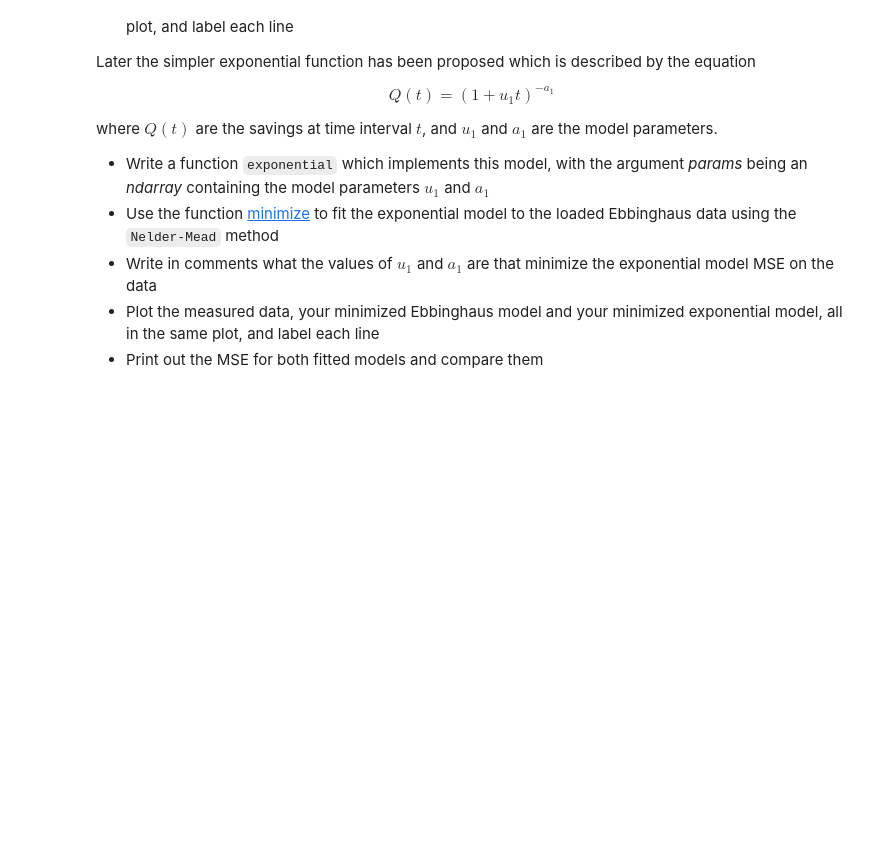
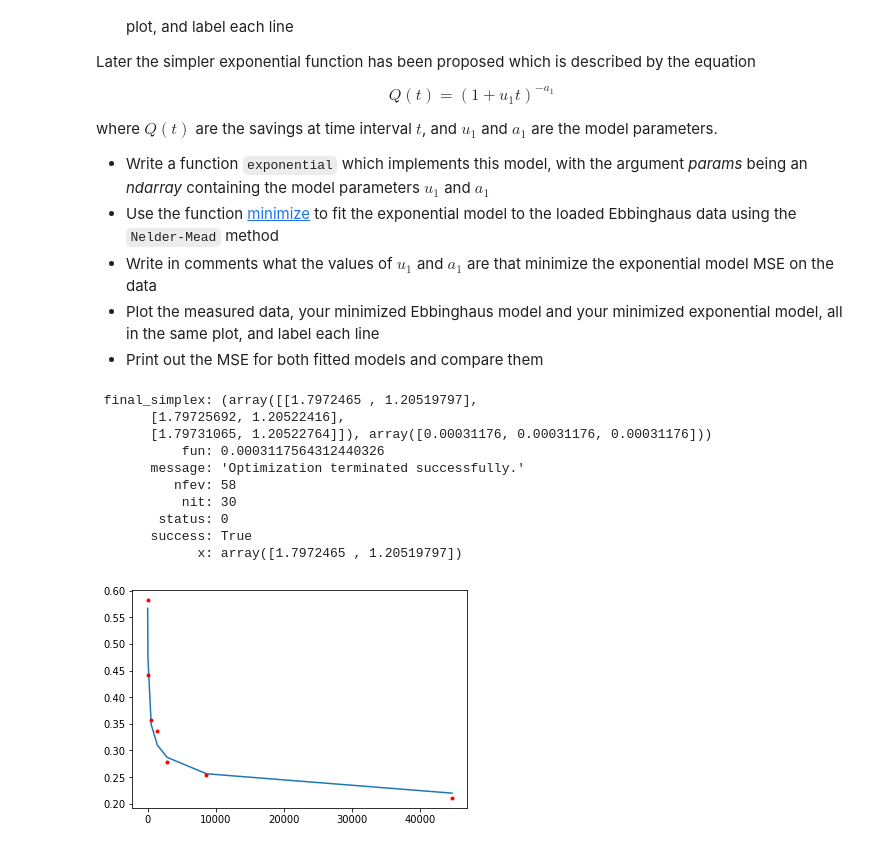
Before and after one commit to Kajzzer/CM, a Jupyter notebook: week_1/assignment_0.ipynb, the cells around one changed output. Saved outputs shown, nothing was run; the diff lists cells and outputs as text; code cells hidden in the pictures; blank space fills up the shorter version.

```diff
--- a/week_1/assignment_0.ipynb
+++ b/week_1/assignment_0.ipynb
@@ -131,12 +200,36 @@ where $Q(t)$ are the savings at time interval $t$, and $u_1$ and $a_1$ are the m
 * Print out the MSE for both fitted models and compare them
 # %%
 def ebbinghaus(t, params):
-
+    return params[0] / (np.log10(t)**params[1] + params[0])
 
 data = np.loadtxt('Ebbinghaus.txt', skiprows=1)
 minutes = data[:, 0] / 60
 savings = data[:, 1]
 
 
-
 def exponential(t, params):
+    return (1 + params[0] * t)**-params[1]
+# %%
+# initial guess
+params = np.array([1.84, 1.25])
+
+# best fit is params = array([4.91095903, 1.20522282])
+fit = optimize.minimize(MSE_fit_func, params, method='Nelder-Mead', args=(ebbinghaus, minutes, savings))
+
+print(fit)
+
+plt.plot(minutes, ebbinghaus(minutes, fit.x))
+plt.plot(minutes, savings, 'r.')
+plt.show()
+# %% [output]
+ final_simplex: (array([[1.7972465 , 1.20519797],
+       [1.79725692, 1.20522416],
+       [1.79731065, 1.20522764]]), array([0.00031176, 0.00031176, 0.00031176]))
+           fun: 0.0003117564312440326
+       message: 'Optimization terminated successfully.'
+          nfev: 58
+           nit: 30
+        status: 0
+       success: True
+             x: array([1.7972465 , 1.20519797])
+[figure, added]
```
Also changed, not shown: parts of 7 cells of this notebook.
